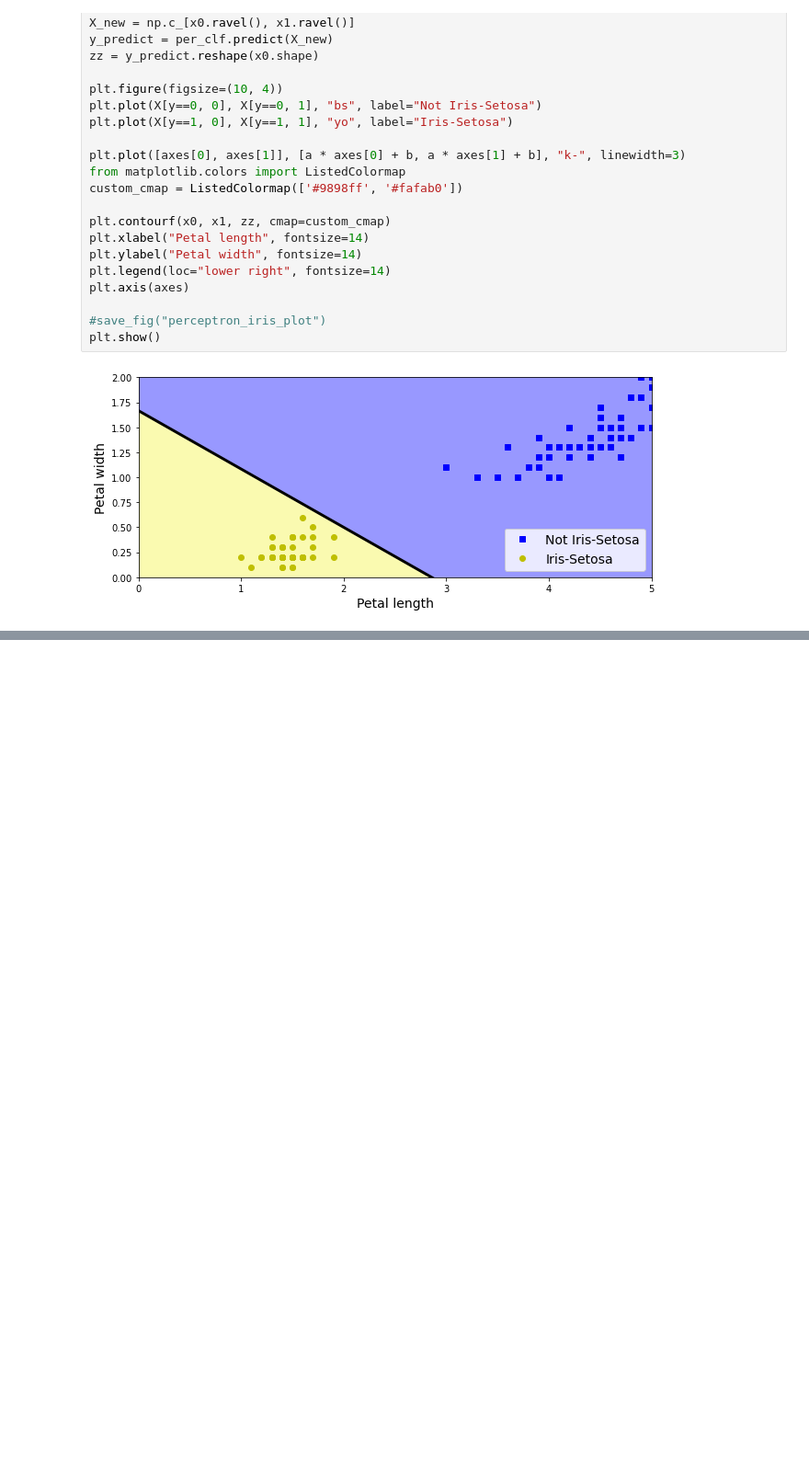
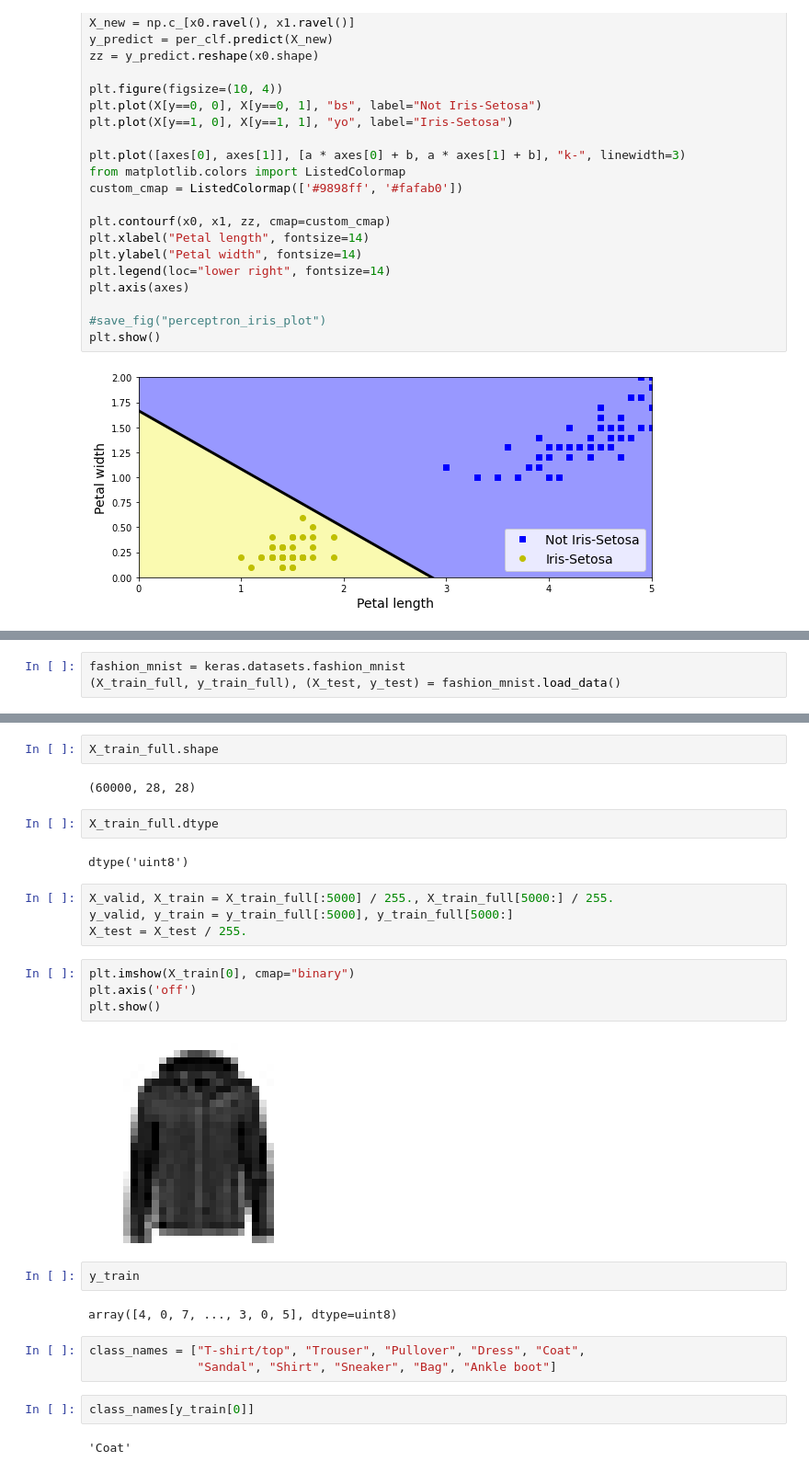
Before and after one commit to espanto28/handsonmlsklearnkerastf, a Jupyter notebook: Chapter10/intro_ann_networks.ipynb, the cells around one changed output, grey strips where cells are left out. Shown at 92% size. Cells and saved outputs as stored; diff of their text form; blank space fills up the shorter version.

```diff
--- a/Chapter10/intro_ann_networks.ipynb
+++ b/Chapter10/intro_ann_networks.ipynb
@@ -97,0 +268,3 @@ The above shows strong similarities with Stochastic Gradient Descent but they do
+# %%
+fashion_mnist = keras.datasets.fashion_mnist
+(X_train_full, y_train_full), (X_test, y_test) = fashion_mnist.load_data()
@@ -97,0 +280,29 @@ The above shows strong similarities with Stochastic Gradient Descent but they do
+# %%
+X_train_full.shape
+# %% [output]
+(60000, 28, 28)
+# %%
+X_train_full.dtype
+# %% [output]
+dtype('uint8')
+# %%
+X_valid, X_train = X_train_full[:5000] / 255., X_train_full[5000:] / 255.
+y_valid, y_train = y_train_full[:5000], y_train_full[5000:]
+X_test = X_test / 255.
+# %%
+plt.imshow(X_train[0], cmap="binary")
+plt.axis('off')
+plt.show()
+# %% [output]
+[figure, added]
+# %%
+y_train
+# %% [output]
+array([4, 0, 7, ..., 3, 0, 5], dtype=uint8)
+# %%
+class_names = ["T-shirt/top", "Trouser", "Pullover", "Dress", "Coat",
+               "Sandal", "Shirt", "Sneaker", "Bag", "Ankle boot"]
+# %%
+class_names[y_train[0]]
+# %% [output]
+'Coat'
```
Also changed, not shown: parts of 33 cells of this notebook, 2 other files.
